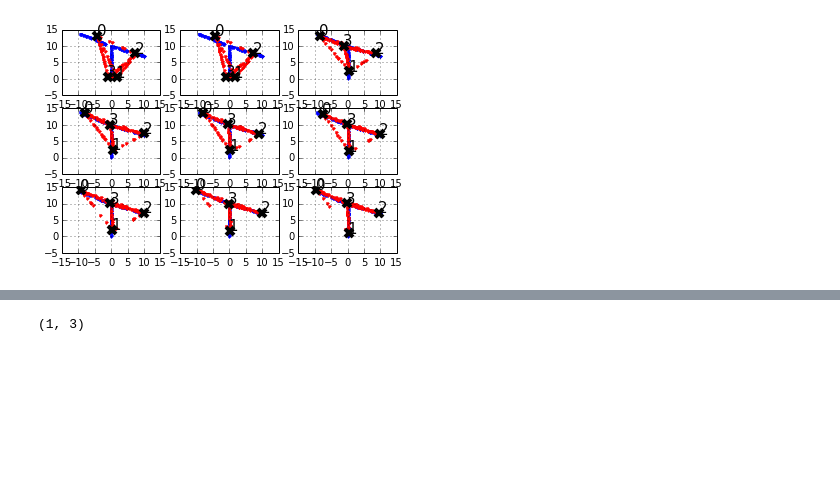
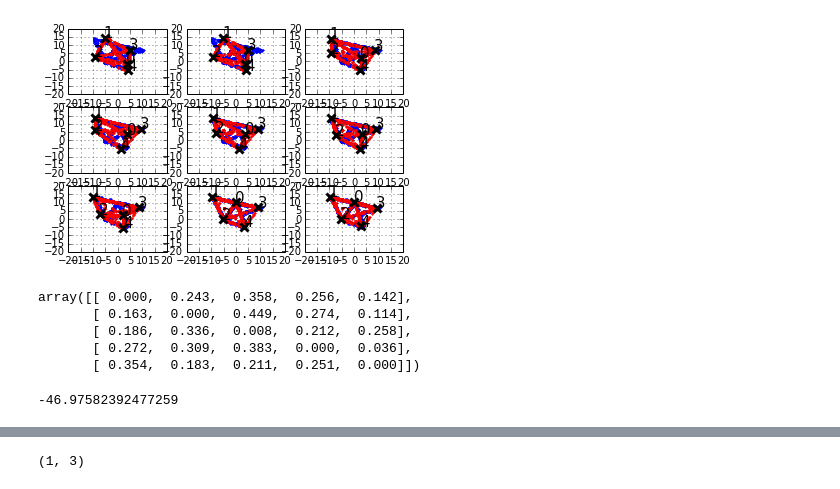
Before and after one commit to sisl/autoATC, a Jupyter notebook: MCMC/MCMC_toy.ipynb, the cells around one changed output, grey strips where cells are left out. Saved outputs shown, nothing was run; the diff lists cells and outputs as text; code cells hidden in the pictures; blank space fills up the shorter version.

Commit message:
working version of MCMC with toy data

```diff
--- a/MCMC/MCMC_toy.ipynb
+++ b/MCMC/MCMC_toy.ipynb
@@ -17,27 +17,39 @@ M.sample(iter=1000,thin=10)#, burn=500, thin=50)
 # %%
 Niters = len(M.xy_points.trace())
 
 iters = np.linspace(0, Niters-1, 9).astype(np.int)
 iters = np.logspace(0, np.log10(Niters-1), 9).astype(np.int)
 
 for (subidx, iterN) in enumerate(iters):
     plt.subplot(3,3,subidx+1)
     plt.plot(M.x_meas, M.y_meas, linestyle='', marker='.')
     D = M.trace('xy_points')()[iterN]
     _x_nodes = np.array([M.trace('x_nodes_%i'%i)()[iterN] for i in range(len(M.x_nodes))])
     _y_nodes = np.array([M.trace('y_nodes_%i'%i)()[iterN] for i in range(len(M.x_nodes))])
 
     plt.plot(D[:,0], D[:,1], linestyle='', marker='.', color='r')
-    plt.plot(_x_nodes, _y_nodes, linestyle='', marker='x', color='k', markersize=8, markeredgewidth=4)
+    plt.plot(_x_nodes, _y_nodes, linestyle='', marker='x', color='k', markersize=8, markeredgewidth=3)
     for (idx, (xt,yt)) in enumerate(zip(_x_nodes, _y_nodes)):
         plt.text(xt+.1,yt+.1,idx,size=15)
 
     plt.grid("on")
-    plt.axis("equal")
-    plt.xlim([-15, 15])
-    plt.ylim([-5, 15])
+    #plt.axis("equal")
+    plt.xlim([-20, 20])
+    plt.ylim([-20, 20])
 # %% [output]
-[figure, old version]
+[figure, new version]
+# %%
+toy.seeP(M.Prows)
+# %% [output]
+array([[ 0.000,  0.243,  0.358,  0.256,  0.142],
+       [ 0.163,  0.000,  0.449,  0.274,  0.114],
+       [ 0.186,  0.336,  0.008,  0.212,  0.258],
+       [ 0.272,  0.309,  0.383,  0.000,  0.036],
+       [ 0.354,  0.183,  0.211,  0.251,  0.000]])
+# %%
+toy.dataScore.get_logp() #-191 with 3 points / -62 with 4 points / -22 with 5 points
+# %% [output]
+-46.97582392477259
 # %%
 pymcPlt.plot(M)
 # %% [output]
```
Also changed, not shown: parts of 12 cells of this notebook, 1 other file.
